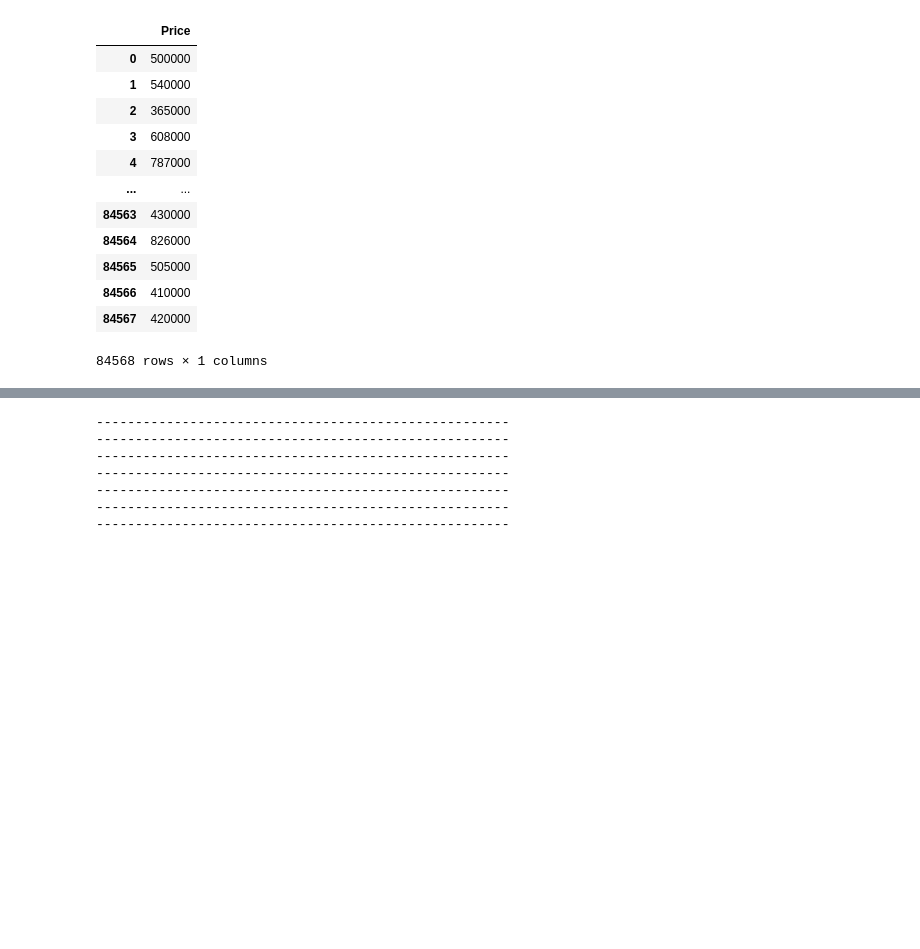
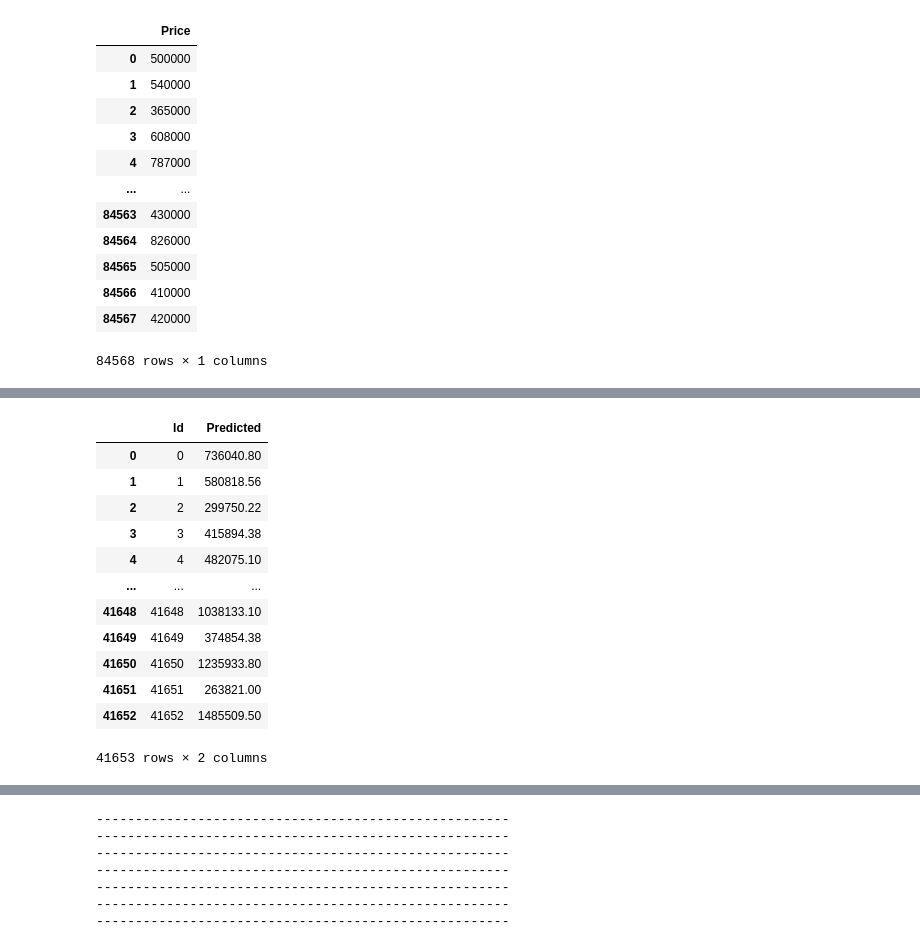
Before and after one commit to AlexisStdp/AlexisStdp.github.io, a Jupyter notebook: Datathon.ipynb, the cells around one changed output, grey strips where cells are left out. Drawn from its saved outputs; the diff is of its cells as text; code cells hidden in the pictures; blank space fills up the shorter version.

```diff
--- a/Datathon.ipynb
+++ b/Datathon.ipynb
@@ -187,0 +245,17 @@ y_train
+# %%
+y_test_xgb = pd.read_csv('datathon21/kei/real_estate/y_test_xgb.csv')
+y_test_xgb
+# %% [output]
+|  | Id | Predicted |
+| 0 | 0 | 736040.80 |
+| 1 | 1 | 580818.56 |
+| 2 | 2 | 299750.22 |
+| 3 | 3 | 415894.38 |
+| 4 | 4 | 482075.10 |
+| ... | ... | ... |
+| 41648 | 41648 | 1038133.10 |
+| 41649 | 41649 | 374854.38 |
+| 41650 | 41650 | 1235933.80 |
+| 41651 | 41651 | 263821.00 |
+| 41652 | 41652 | 1485509.50 |
+41653 rows × 2 columns
```
Also changed, not shown: parts of 46 cells of this notebook.
